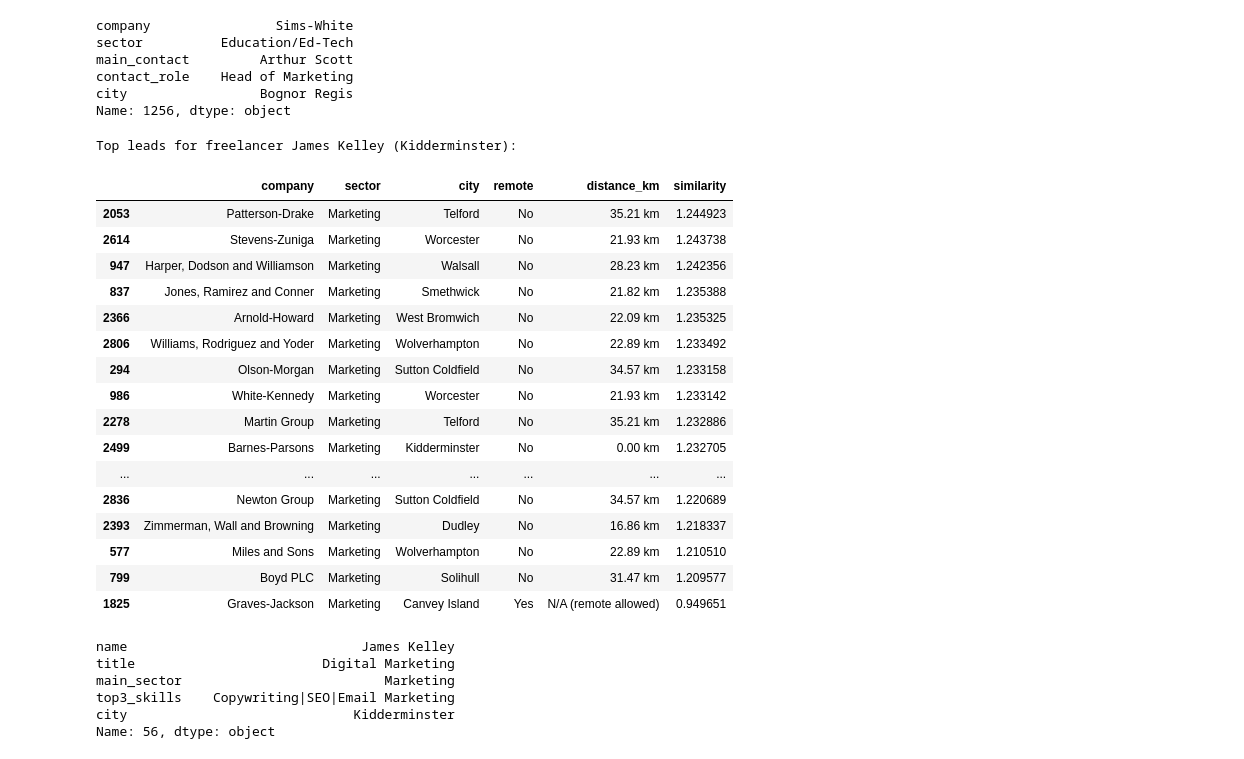
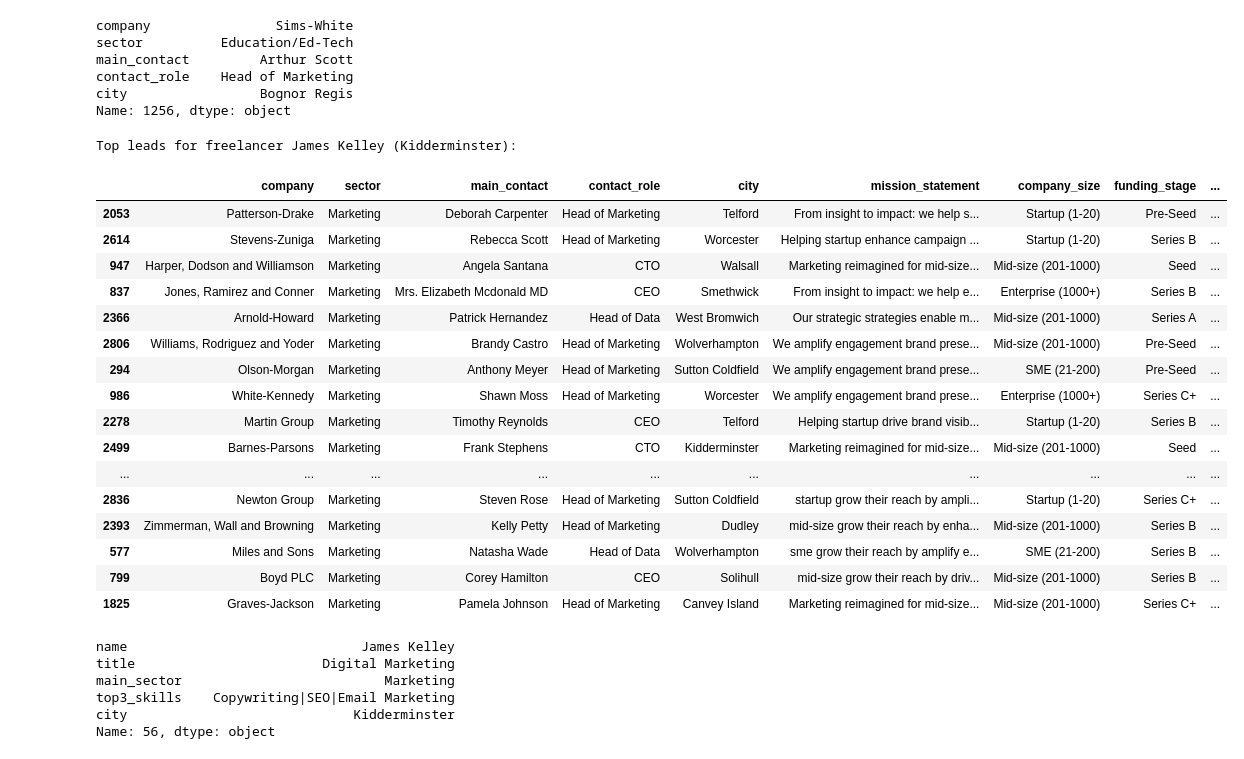
Before and after one commit to KajaLab/leadcraftr_Projet, a Jupyter notebook: notebooks/Synarys_David_revised.ipynb, the cells around one changed output. Saved outputs shown, nothing was run; the diff lists cells and outputs as text; code cells hidden in the pictures.

```diff
--- a/notebooks/Synarys_David_revised.ipynb
+++ b/notebooks/Synarys_David_revised.ipynb
@@ -297,51 +284,51 @@ freelancer_city_clean = cleaning(freelance['city']).lower()
 freelancer_coord_row = city_coordinates_df[city_coordinates_df['city'].str.lower() == freelancer_city_clean]
 
 if not freelancer_coord_row.empty:
     freelancer_lat = freelancer_coord_row['lat'].values[0]
     freelancer_lon = freelancer_coord_row['lon'].values[0]
 else:
     freelancer_lat = freelancer_lon = None
 
 for _, prospect_row in top_leads_sample.iterrows():
     if freelance['remote_flag'] == 0 and prospect_row['remote_flag'] == 0:
         prospect_city_clean = cleaning(prospect_row['city']).lower()
         prospect_coord_row = city_coordinates_df[city_coordinates_df['city'].str.lower() == prospect_city_clean]
 
         if not prospect_coord_row.empty and freelancer_lat is not None:
             prospect_lat = prospect_coord_row['lat'].values[0]
             prospect_lon = prospect_coord_row['lon'].values[0]
             dist = haversine_distance(freelancer_lat, freelancer_lon, prospect_lat, prospect_lon)
             distances.append(f"{dist:.2f} km")
         else:
             distances.append("N/A (coords missing)")
     else:
         distances.append("N/A (remote allowed)")
 
 top_leads_sample['distance_km'] = distances
 
 # Affichage final
 final = top_leads_sample[['company', 'sector', 'city', 'remote', 'distance_km', 'similarity']].sort_values(by='similarity', ascending=False)
-final_df = pd.DataFrame(final)
+final_df = pd.DataFrame(top_leads_sample)
 final_df
 # %% [output]
 Top leads for freelancer James Kelley (Kidderminster):
-|  | company | sector | city | remote | distance_km | similarity |
-| 2053 | Patterson-Drake | Marketing | Telford | No | 35.21 km | 1.244923 |
-| 2614 | Stevens-Zuniga | Marketing | Worcester | No | 21.93 km | 1.243738 |
-| 947 | Harper, Dodson and Williamson | Marketing | Walsall | No | 28.23 km | 1.242356 |
-| 837 | Jones, Ramirez and Conner | Marketing | Smethwick | No | 21.82 km | 1.235388 |
-| 2366 | Arnold-Howard | Marketing | West Bromwich | No | 22.09 km | 1.235325 |
-| 2806 | Williams, Rodriguez and Yoder | Marketing | Wolverhampton | No | 22.89 km | 1.233492 |
-| 294 | Olson-Morgan | Marketing | Sutton Coldfield | No | 34.57 km | 1.233158 |
-| 986 | White-Kennedy | Marketing | Worcester | No | 21.93 km | 1.233142 |
-| 2278 | Martin Group | Marketing | Telford | No | 35.21 km | 1.232886 |
-| 2499 | Barnes-Parsons | Marketing | Kidderminster | No | 0.00 km | 1.232705 |
-| ... | ... | ... | ... | ... | ... | ... |
-| 2836 | Newton Group | Marketing | Sutton Coldfield | No | 34.57 km | 1.220689 |
-| 2393 | Zimmerman, Wall and Browning | Marketing | Dudley | No | 16.86 km | 1.218337 |
-| 577 | Miles and Sons | Marketing | Wolverhampton | No | 22.89 km | 1.210510 |
-| 799 | Boyd PLC | Marketing | Solihull | No | 31.47 km | 1.209577 |
-| 1825 | Graves-Jackson | Marketing | Canvey Island | Yes | N/A (remote allowed) | 0.949651 |
+|  | company | sector | main_contact | contact_role | city | mission_statement | company_size | funding_stage | ... |
+| 2053 | Patterson-Drake | Marketing | Deborah Carpenter | Head of Marketing | Telford | From insight to impact: we help s... | Startup (1-20) | Pre-Seed | ... |
+| 2614 | Stevens-Zuniga | Marketing | Rebecca Scott | Head of Marketing | Worcester | Helping startup enhance campaign ... | Startup (1-20) | Series B | ... |
+| 947 | Harper, Dodson and Williamson | Marketing | Angela Santana | CTO | Walsall | Marketing reimagined for mid-size... | Mid-size (201-1000) | Seed | ... |
+| 837 | Jones, Ramirez and Conner | Marketing | Mrs. Elizabeth Mcdonald MD | CEO | Smethwick | From insight to impact: we help e... | Enterprise (1000+) | Series B | ... |
+| 2366 | Arnold-Howard | Marketing | Patrick Hernandez | Head of Data | West Bromwich | Our strategic strategies enable m... | Mid-size (201-1000) | Series A | ... |
+| 2806 | Williams, Rodriguez and Yoder | Marketing | Brandy Castro | Head of Marketing | Wolverhampton | We amplify engagement brand prese... | Mid-size (201-1000) | Pre-Seed | ... |
+| 294 | Olson-Morgan | Marketing | Anthony Meyer | Head of Marketing | Sutton Coldfield | We amplify engagement brand prese... | SME (21-200) | Pre-Seed | ... |
+| 986 | White-Kennedy | Marketing | Shawn Moss | Head of Marketing | Worcester | We amplify engagement brand prese... | Enterprise (1000+) | Series C+ | ... |
+| 2278 | Martin Group | Marketing | Timothy Reynolds | CEO | Telford | Helping startup drive brand visib... | Startup (1-20) | Series B | ... |
+| 2499 | Barnes-Parsons | Marketing | Frank Stephens | CTO | Kidderminster | Marketing reimagined for mid-size... | Mid-size (201-1000) | Seed | ... |
+| ... | ... | ... | ... | ... | ... | ... | ... | ... | ... |
+| 2836 | Newton Group | Marketing | Steven Rose | Head of Marketing | Sutton Coldfield | startup grow their reach by ampli... | Startup (1-20) | Series C+ | ... |
+| 2393 | Zimmerman, Wall and Browning | Marketing | Kelly Petty | Head of Marketing | Dudley | mid-size grow their reach by enha... | Mid-size (201-1000) | Series B | ... |
+| 577 | Miles and Sons | Marketing | Natasha Wade | Head of Data | Wolverhampton | sme grow their reach by amplify e... | SME (21-200) | Series B | ... |
+| 799 | Boyd PLC | Marketing | Corey Hamilton | CEO | Solihull | mid-size grow their reach by driv... | Mid-size (201-1000) | Series B | ... |
+| 1825 | Graves-Jackson | Marketing | Pamela Johnson | Head of Marketing | Canvey Island | Marketing reimagined for mid-size... | Mid-size (201-1000) | Series C+ | ... |
 # %%
 freelance.head()
 # %% [output]
```
Also changed, not shown: parts of 2 cells of this notebook.
